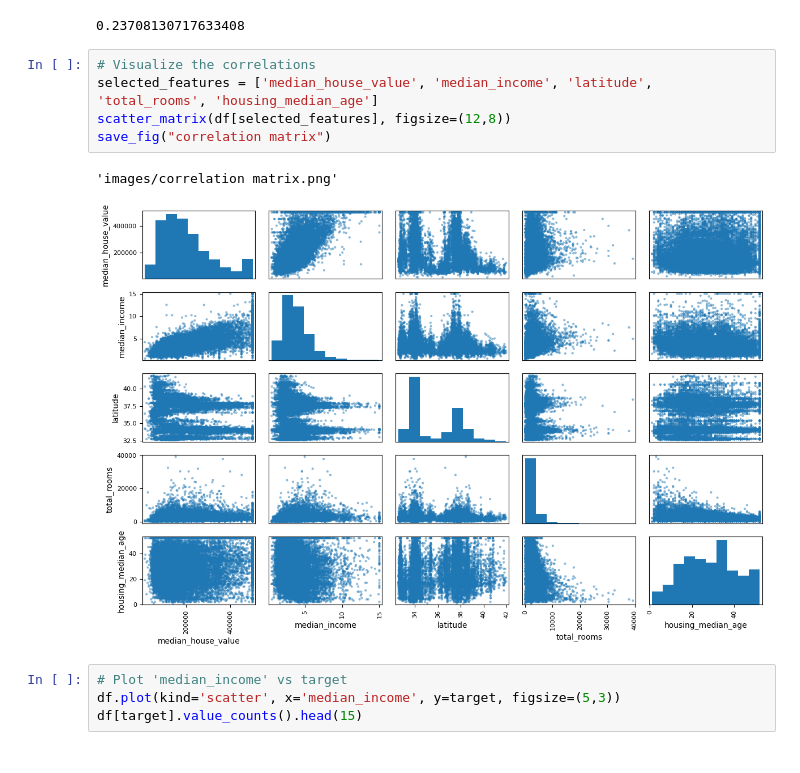
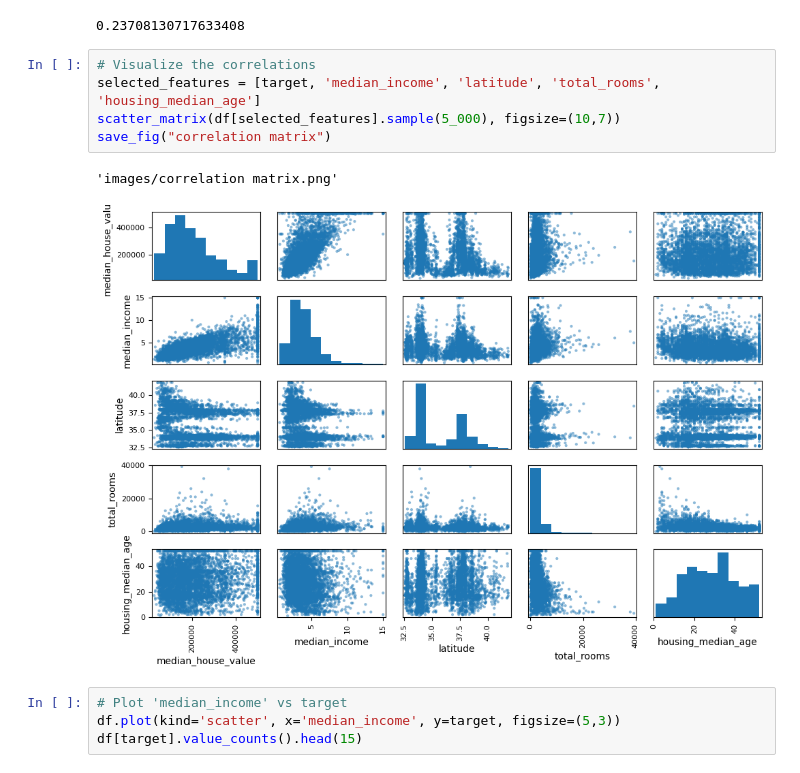
Before and after one commit to leztien/portfolio-project-linear-regression-for-price-prediction, a Jupyter notebook: exploratory_data_analysis.ipynb, the cells around one changed output. Cells and saved outputs as stored; diff of their text form.

```diff
--- a/exploratory_data_analysis.ipynb
+++ b/exploratory_data_analysis.ipynb
@@ -254,12 +237,12 @@ statistic
 0.23708130717633408
 # %%
 # Visualize the correlations
-selected_features = ['median_house_value', 'median_income', 'latitude', 'total_rooms', 'housing_median_age']
-scatter_matrix(df[selected_features], figsize=(12,8))
+selected_features = [target, 'median_income', 'latitude', 'total_rooms', 'housing_median_age']
+scatter_matrix(df[selected_features].sample(5_000), figsize=(10,7))
 save_fig("correlation matrix")
 # %% [output]
 'images/correlation matrix.png'
-[figure, old version]
+[figure, new version]
 # %%
 # Plot 'median_income' vs target
 df.plot(kind='scatter', x='median_income', y=target, figsize=(5,3))
```
Also changed, not shown: parts of 28 cells of this notebook, 2 other files.
